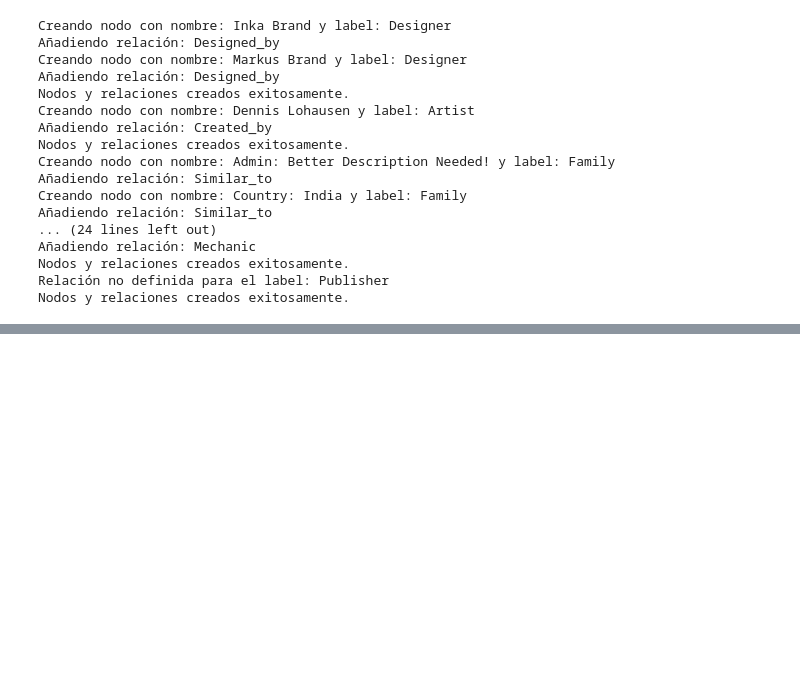
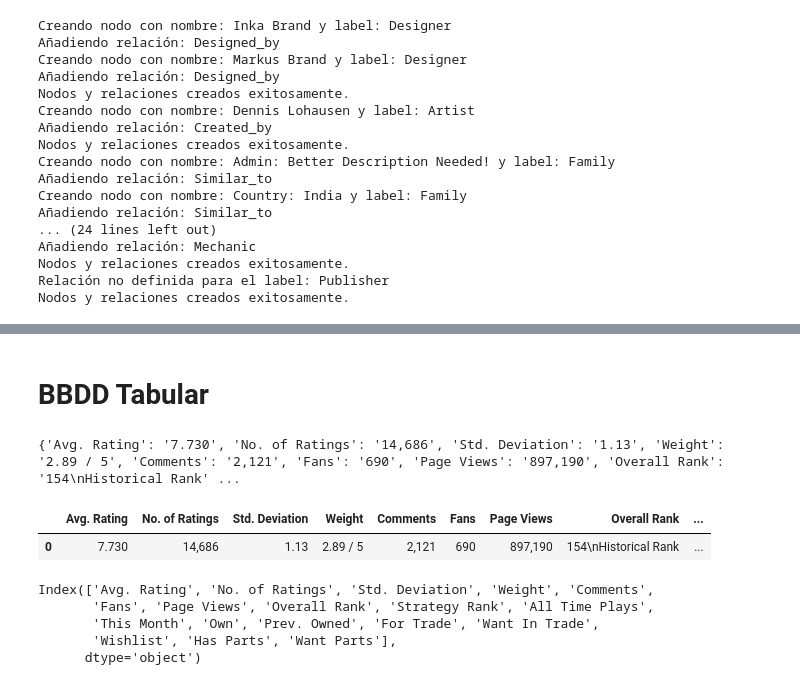
Before and after one commit to bpace1/RAG-RajasOfTheGanges, a Jupyter notebook: TP2-Final/Tp2_PaceBruno.ipynb, the cells around one changed output, grey strips where cells are left out. Drawn from its saved outputs; the diff is of its cells as text; code cells hidden in the pictures; blank space fills up the shorter version.

Commit message:
Tabular database

```diff
--- a/TP2-Final/Tp2_PaceBruno.ipynb
+++ b/TP2-Final/Tp2_PaceBruno.ipynb
@@ -424,0 +357,66 @@ plot_graph(graph)
+# %% [markdown]
+# BBDD Tabular
+# %%
+url_stats: str = 'https://boardgamegeek.com/boardgame/220877/rajas-of-the-ganges/stats'
+# %%
+def get_stats(url: str) -> dict:
+    """
+    Dado un URL obtiene las estadisticas de un juego.
+
+    Args:
+        url: URL de las estadísticas.
+
+    Returns:
+        Diccionario con las estadisticas.
+    """
+    chrome_options = Options()
+    chrome_options.add_argument("--headless")
+    chrome_options.add_argument("--no-sandbox")
+    chrome_options.add_argument("--disable-dev-shm-usage")
+    driver = webdriver.Chrome(service=Service(), options=chrome_options)
+    driver.get(url)
+
+    stats: dict[str, dict[str, str]] = {}
+
+    try:
+        WebDriverWait(driver, 10).until(EC.presence_of_all_elements_located((By.CSS_SELECTOR, 'li.outline-item')))
+
+        elements = driver.find_elements(By.CSS_SELECTOR, 'li.outline-item')
+
+
+
+        for element in elements:
+            main_text_element = element.find_element(By.CSS_SELECTOR, 'div.outline-item-title')
+            main_text = main_text_element.text.strip()
+
+            #stats[main_text] = {}
+
+            sub_value = element.find_element(By.CSS_SELECTOR, 'div.outline-item-description').text.strip()
+
+            stats[main_text] = sub_value
+
+    except Exception as e:
+        print(f"Error extracting stats: {e}")
+    finally:
+        driver.quit()
+
+    return stats
+
+stats = get_stats(url_stats)
+print(stats)
+# %% [output]
+{'Avg. Rating': '7.730', 'No. of Ratings': '14,686', 'Std. Deviation': '1.13', 'Weight': '2.89 / 5', 'Comments': '2,121', 'Fans': '690', 'Page Views': '897,190', 'Overall Rank': '154\nHistorical Rank' ...
+# %%
+df_stats: pd.DataFrame = pd.DataFrame(stats, index=[0])
+df_stats
+# %% [output]
+|  | Avg. Rating | No. of Ratings | Std. Deviation | Weight | Comments | Fans | Page Views | Overall Rank | ... |
+| 0 | 7.730 | 14,686 | 1.13 | 2.89 / 5 | 2,121 | 690 | 897,190 | 154\nHistorical Rank | ... |
+# %%
+df_stats.columns
+# %% [output]
+Index(['Avg. Rating', 'No. of Ratings', 'Std. Deviation', 'Weight', 'Comments',
+       'Fans', 'Page Views', 'Overall Rank', 'Strategy Rank', 'All Time Plays',
+       'This Month', 'Own', 'Prev. Owned', 'For Trade', 'Want In Trade',
+       'Wishlist', 'Has Parts', 'Want Parts'],
+      dtype='object')
```
Also changed, not shown: parts of 7 cells of this notebook.
